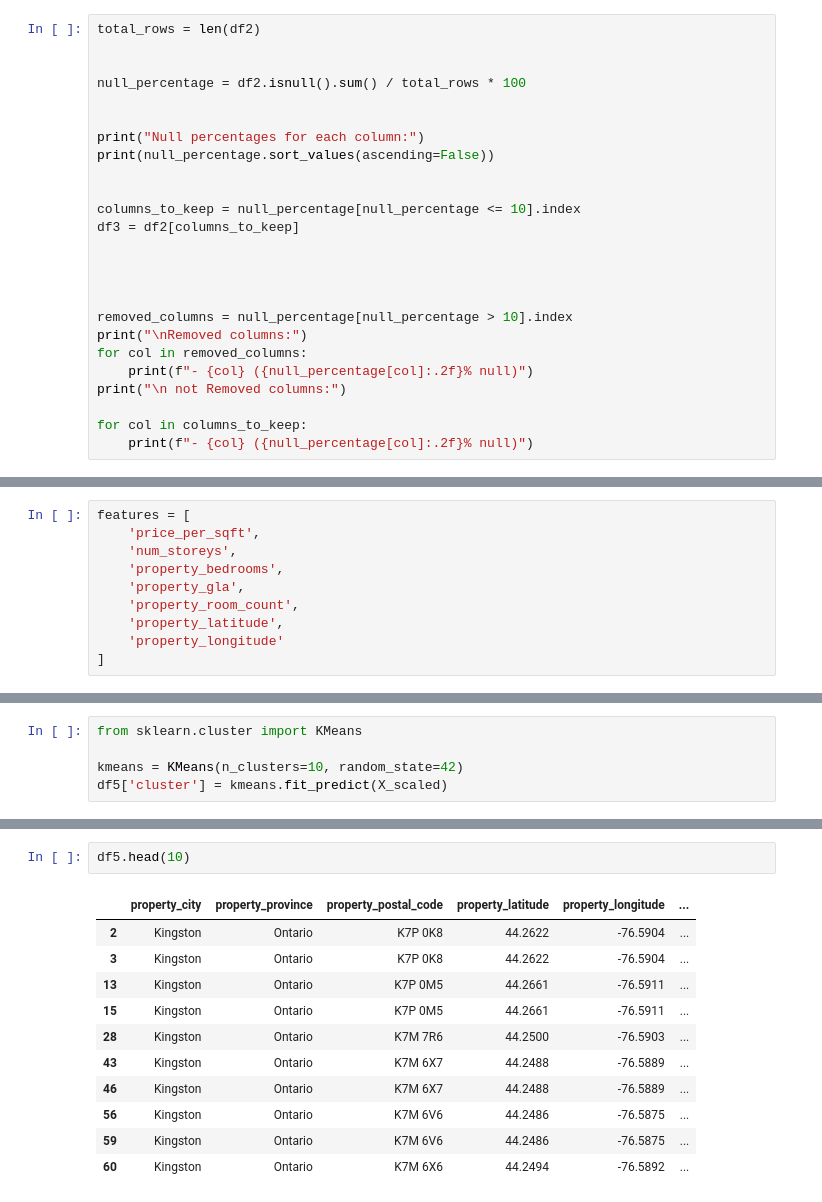
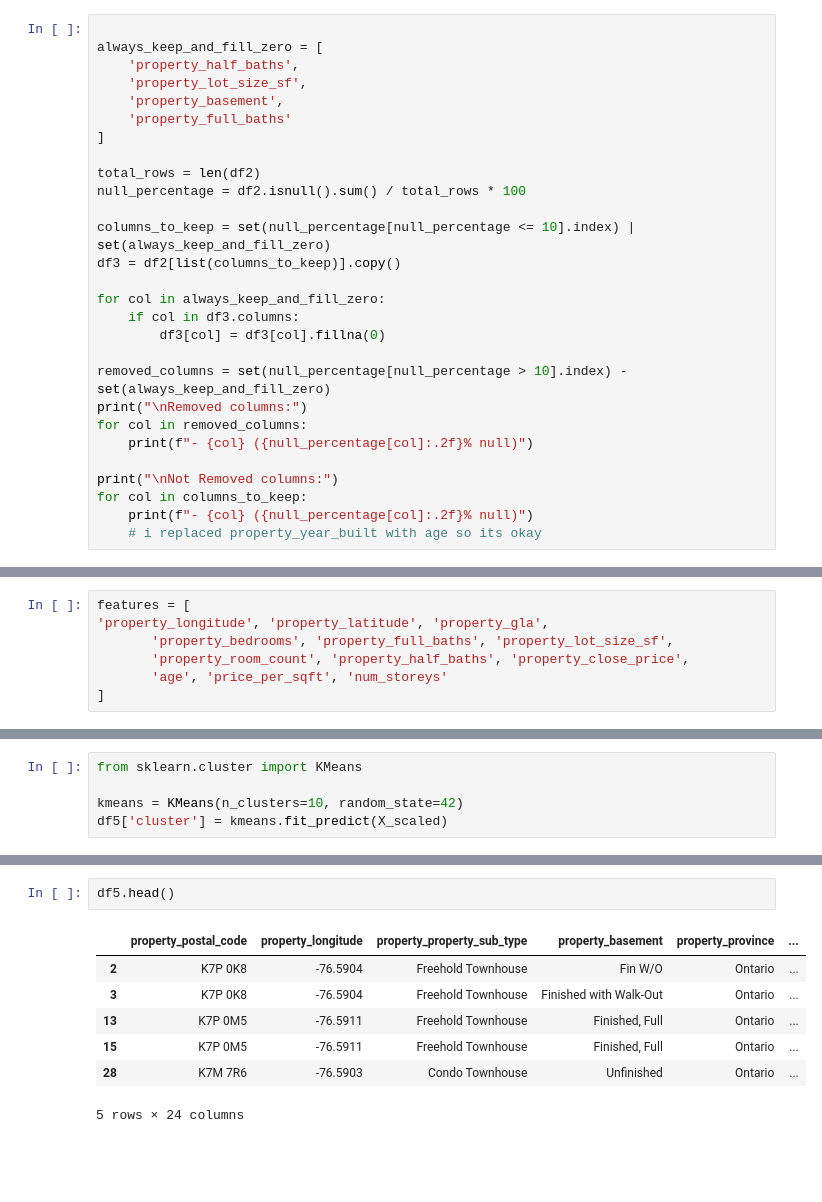
Before and after one commit to amanueltefera843110/property-appraiser-recommendations, a Jupyter notebook: houserecnotebook.ipynb, the cells around one changed output, grey strips where cells are left out. Saved outputs shown, nothing was run; the diff lists cells and outputs as text; blank space fills up the shorter version.

```diff
--- a/houserecnotebook.ipynb
+++ b/houserecnotebook.ipynb
@@ -55,26 +71,29 @@ df2.head()
 # %%
+
+always_keep_and_fill_zero = [
+    'property_half_baths',
+    'property_lot_size_sf',
+    'property_basement',
+    'property_full_baths'
+]
+
 total_rows = len(df2)
-
-
 null_percentage = df2.isnull().sum() / total_rows * 100
 
+columns_to_keep = set(null_percentage[null_percentage <= 10].index) | set(always_keep_and_fill_zero)
+df3 = df2[list(columns_to_keep)].copy()
 
-print("Null percentages for each column:")
-print(null_percentage.sort_values(ascending=False))
+for col in always_keep_and_fill_zero:
+    if col in df3.columns:
+        df3[col] = df3[col].fillna(0)
 
-
-columns_to_keep = null_percentage[null_percentage <= 10].index
-df3 = df2[columns_to_keep]
-
-
-
-
-removed_columns = null_percentage[null_percentage > 10].index
+removed_columns = set(null_percentage[null_percentage > 10].index) - set(always_keep_and_fill_zero)
 print("\nRemoved columns:")
 for col in removed_columns:
     print(f"- {col} ({null_percentage[col]:.2f}% null)")
-print("\n not Removed columns:")
 
+print("\nNot Removed columns:")
 for col in columns_to_keep:
     print(f"- {col} ({null_percentage[col]:.2f}% null)")
+    # i replaced property_year_built with age so its okay
 # %% [output]
@@ -250,12 +271,9 @@ df6.head()
 # %%
 features = [
-    'price_per_sqft',
-    'num_storeys',
-    'property_bedrooms',
-    'property_gla',
-    'property_room_count',
-    'property_latitude',
-    'property_longitude'
+'property_longitude', 'property_latitude', 'property_gla',
+       'property_bedrooms', 'property_full_baths', 'property_lot_size_sf',
+       'property_room_count', 'property_half_baths', 'property_close_price',
+       'age', 'price_per_sqft', 'num_storeys'
 ]
 # %%
 from sklearn.preprocessing import StandardScaler
@@ -313,14 +331,10 @@ print(recs[['property_close_price', 'price_per_sqft', 'num_storeys', 'property_b
 # %%
-df5.head(10)
+df5.head()
 # %% [output]
-|  | property_city | property_province | property_postal_code | property_latitude | property_longitude | ... |
-| 2 | Kingston | Ontario | K7P 0K8 | 44.2622 | -76.5904 | ... |
-| 3 | Kingston | Ontario | K7P 0K8 | 44.2622 | -76.5904 | ... |
-| 13 | Kingston | Ontario | K7P 0M5 | 44.2661 | -76.5911 | ... |
-| 15 | Kingston | Ontario | K7P 0M5 | 44.2661 | -76.5911 | ... |
-| 28 | Kingston | Ontario | K7M 7R6 | 44.2500 | -76.5903 | ... |
-| 43 | Kingston | Ontario | K7M 6X7 | 44.2488 | -76.5889 | ... |
-| 46 | Kingston | Ontario | K7M 6X7 | 44.2488 | -76.5889 | ... |
-| 56 | Kingston | Ontario | K7M 6V6 | 44.2486 | -76.5875 | ... |
-| 59 | Kingston | Ontario | K7M 6V6 | 44.2486 | -76.5875 | ... |
-| 60 | Kingston | Ontario | K7M 6X6 | 44.2494 | -76.5892 | ... |
+|  | property_postal_code | property_longitude | property_property_sub_type | property_basement | property_province | ... |
+| 2 | K7P 0K8 | -76.5904 | Freehold Townhouse | Fin W/O | Ontario | ... |
+| 3 | K7P 0K8 | -76.5904 | Freehold Townhouse | Finished with Walk-Out | Ontario | ... |
+| 13 | K7P 0M5 | -76.5911 | Freehold Townhouse | Finished, Full | Ontario | ... |
+| 15 | K7P 0M5 | -76.5911 | Freehold Townhouse | Finished, Full | Ontario | ... |
+| 28 | K7M 7R6 | -76.5903 | Condo Townhouse | Unfinished | Ontario | ... |
+5 rows × 24 columns
```
Also changed, not shown: parts of 14 cells of this notebook, 7 other files.
